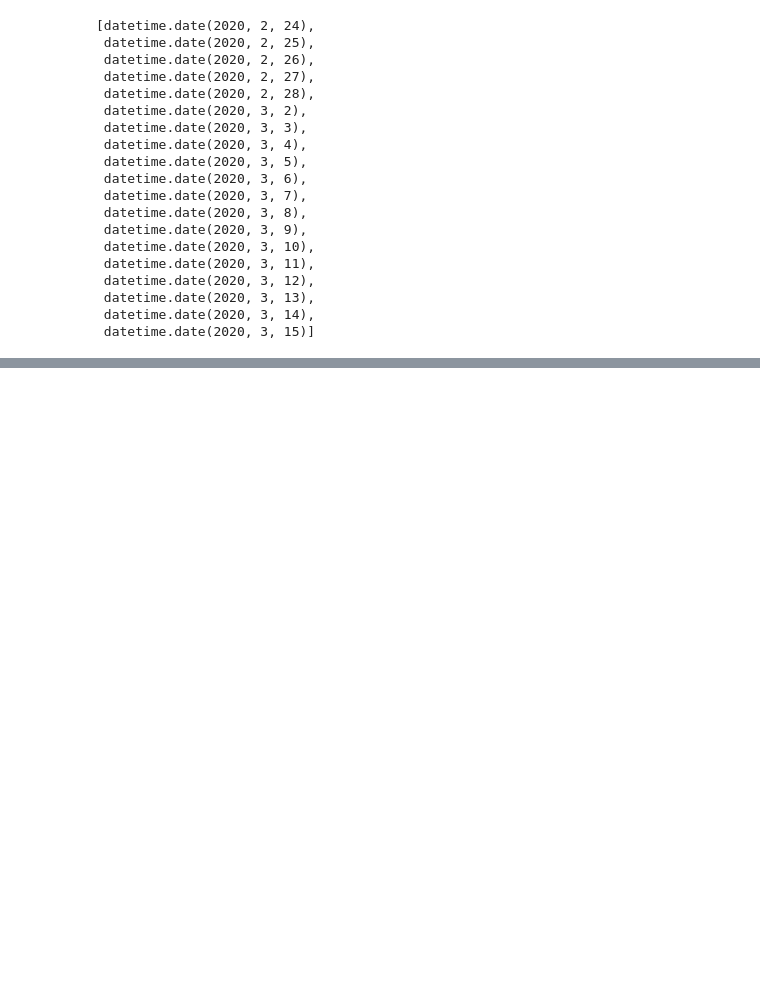
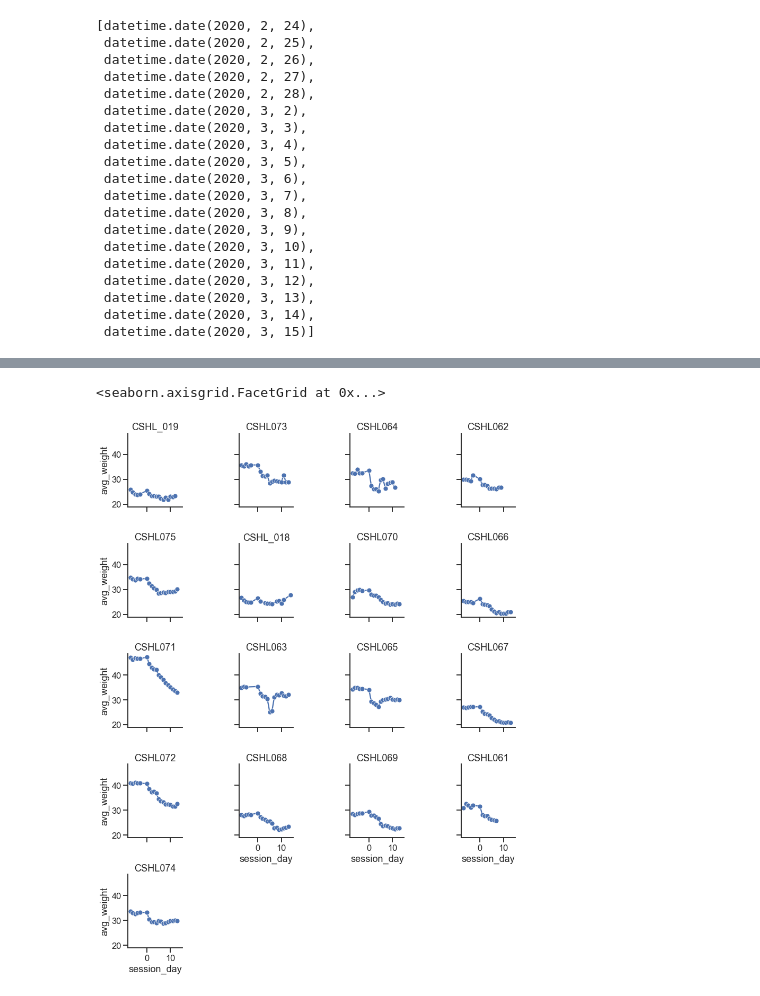
Before and after one commit to int-brain-lab/citricAcid, a Jupyter notebook: figure1_churchland_3cages_weights.ipynb, the cells around one changed output, grey strips where cells are left out. Cells and saved outputs as stored; diff of their text form; code cells hidden in the pictures; blank space fills up the shorter version.

Commit message:
individual plots

```diff
--- a/figure1_churchland_3cages_weights.ipynb
+++ b/figure1_churchland_3cages_weights.ipynb
@@ -125,3 +122,11 @@ f.savefig(os.path.join(figpath, "citricacid_weights_churchlandlab.pdf"))
+# %%
+
+g = sns.FacetGrid(normalized_df, col='subject_nickname', col_wrap=4)
+g.map(sns.lineplot, "session_day", "avg_weight", marker='o')
+g.set_titles('{col_name}')
+# %% [output]
+<seaborn.axisgrid.FacetGrid at 0x...>
+[figure, added]
 # %%
 
 g = sns.FacetGrid(normalized2, col='subject_nickname', col_wrap=4)
```
Also changed, not shown: parts of 3 cells of this notebook, 1 other file.
